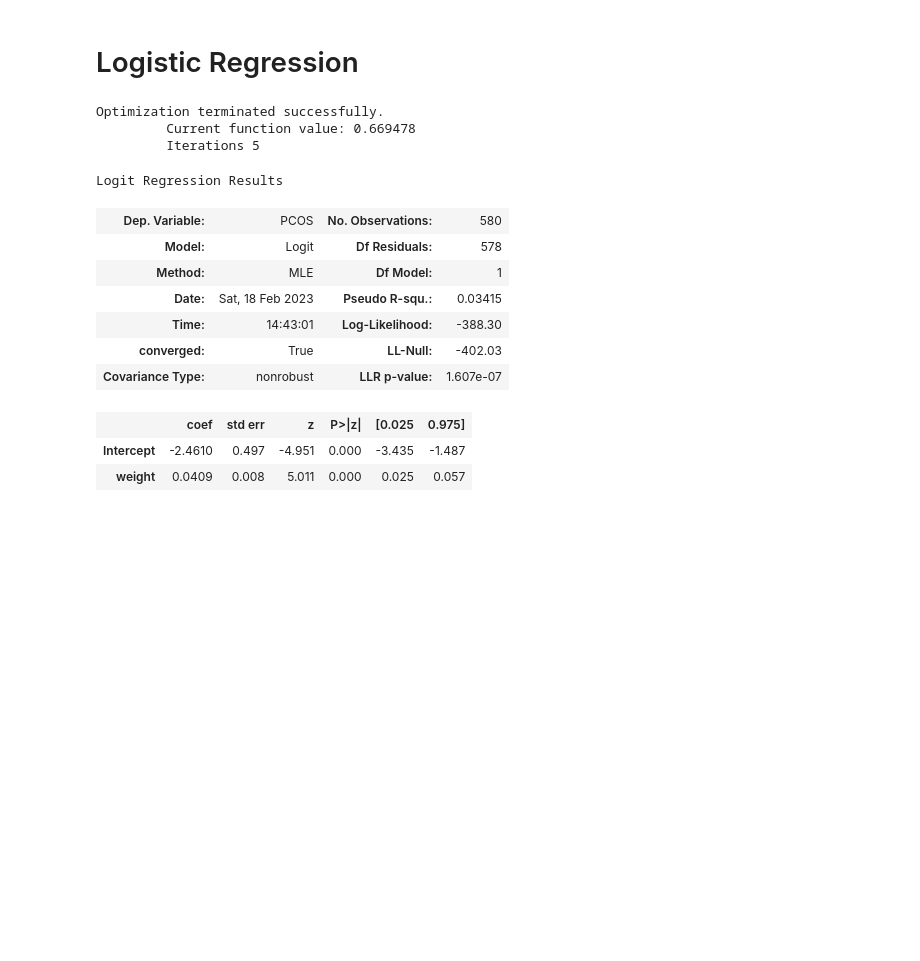
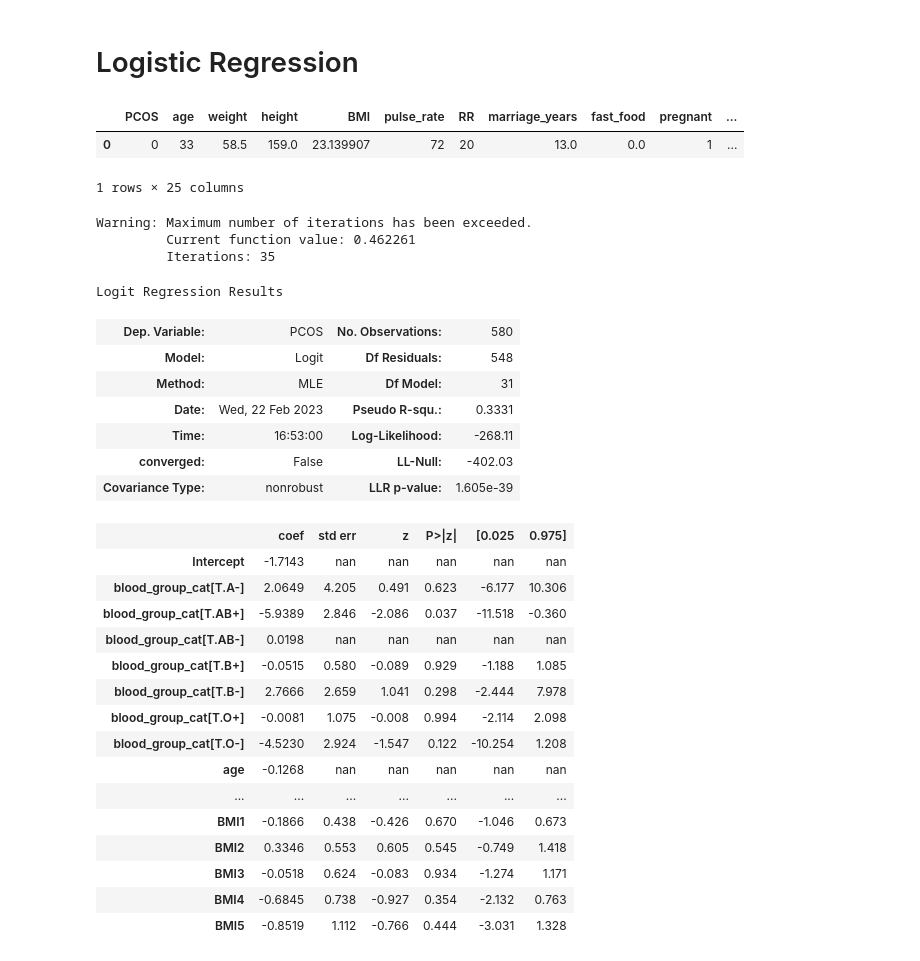
Before and after one commit to ericaez/STAT-303-2-Project, a Jupyter notebook: Project.ipynb, the cells around one changed output. Cells and saved outputs as stored; diff of their text form; code cells hidden in the pictures; blank space fills up the shorter version.

Commit message:
Building model, more EDA

```diff
--- a/Project.ipynb
+++ b/Project.ipynb
@@ -78,7 +116,7 @@ y = pd.DataFrame(y_train_res, columns=["PCOS (Y/N)"])
 # %%
 data = pd.concat([X_train_res, y], axis = 1)
 data = data.reindex(columns=["PCOS (Y/N)", "Age (yrs)", "Weight (Kg)", "Height(Cm)", "BMI", "Pulse rate(bpm)", "RR (breaths/min)", "Marraige Status (Yrs)", 'Fast food (Y/N)', "Pregnant(Y/N)", "No. of aborptions", "H/W Ratio", "Reg.Exercise(Y/N)", "Cycle(R/I)", "hair growth(Y/N)", "Pimples(Y/N)", "Blood Group"])
-data = data.rename(columns={"PCOS (Y/N)":"PCOS", "Age (yrs)":"age", "Weight (Kg)": "weight", "Height(Cm)": "height", "Pulse rate(bpm)": "pulse_rate", "RR (breaths/min)": "RR", "Marraige Status (Yrs)": "marriage_years", 'Fast food (Y/N)': "fast_food", "Pregnant(Y/N)": "pregnant", "No. of aborptions": "number_abortions", "H/W Ratio": "h/w_ratio", "Reg.Exercise(Y/N)": "regular_excercise", "Cycle(R/I)": "cycle", "hair growth(Y/N)": "hair_growth", "Pimples(Y/N)": "pimples"})
+data = data.rename(columns={"PCOS (Y/N)":"PCOS", "Age (yrs)":"age", "Weight (Kg)": "weight", "Height(Cm)": "height", "Pulse rate(bpm)": "pulse_rate", "RR (breaths/min)": "RR", "Marraige Status (Yrs)": "marriage_years", 'Fast food (Y/N)': "fast_food", "Pregnant(Y/N)": "pregnant", "No. of aborptions": "number_abortions", "H/W Ratio": "hw_ratio", "Reg.Exercise(Y/N)": "regular_exercise", "Cycle(R/I)": "cycle", "hair growth(Y/N)": "hair_growth", "Pimples(Y/N)": "pimples"})
 data.head()
 # %% [output]
 |  | PCOS | age | weight | height | BMI | pulse_rate | RR | marriage_years | fast_food | pregnant | ... |
@@ -152,6 +214,6 @@ sns.boxplot(x = 'PCOS', y = 'weight', data = data)
 # %%
 #Binning weight
-binned_weight = pd.qcut(data['weight'], 6, retbins=True)
-data['weight_binned'] = binned_weight[0]
+binned_BMI = pd.qcut(data['BMI'], 6, retbins=True)
+data['BMI_binned'] = binned_BMI[0]
 # %%
 #Finding percentage of people having diabetes in each Age bin
@@ -173,0 +236,13 @@ Text(0.5, 0, 'Weight_bin')
+# %%
+#Creating a function to bin age so that it can be applied to both the test and train datasets
+def var_transform(data1):
+    binned_BMI = pd.qcut(data['BMI'], 6,retbins=True)
+    bins = binned_BMI[1]
+    data1['BMI_binned'] = pd.cut(data1['BMI'],bins = bins)
+    dum = pd.get_dummies(data1.BMI_binned,drop_first = True)
+    dum.columns = ['BMI'+str(x) for x in range(1,len(bins)-1)]
+    data1 = pd.concat([data1,dum], axis = 1)
+    return data1
+# %%
+#Binning age using the function var_transform()
+data = var_transform(data)
@@ -174,20 +454,39 @@ Text(0.5, 0, 'Weight_bin')
 # %% [markdown]
 # Logistic Regression
+# %%
+data.head(1)
+# %% [output]
+|  | PCOS | age | weight | height | BMI | pulse_rate | RR | marriage_years | fast_food | pregnant | ... |
+| 0 | 0 | 33 | 58.5 | 159.0 | 23.139907 | 72 | 20 | 13.0 | 0.0 | 1 | ... |
+1 rows × 25 columns
 # %%
-model1 = smf.logit("PCOS ~ weight", data = data).fit()
+model1 = smf.logit("PCOS ~ age + cycle + marriage_years + fast_food + pregnant + pimples + hair_growth + number_abortions + BMI*pimples + BMI*regular_exercise + blood_group_cat*age + age*hair_growth + " + '+'.join(['BMI'+str(x) for x in range(1,6)]), data = data).fit()
 model1.summary()
 # %% [output]
-Optimization terminated successfully.
-         Current function value: 0.669478
-         Iterations 5
+Warning: Maximum number of iterations has been exceeded.
+         Current function value: 0.462261
+         Iterations: 35
 Logit Regression Results
 | Dep. Variable: | PCOS | No. Observations: | 580 |
-| Model: | Logit | Df Residuals: | 578 |
-| Method: | MLE | Df Model: | 1 |
-| Date: | Sat, 18 Feb 2023 | Pseudo R-squ.: | 0.03415 |
-| Time: | 14:43:01 | Log-Likelihood: | -388.30 |
-| converged: | True | LL-Null: | -402.03 |
-| Covariance Type: | nonrobust | LLR p-value: | 1.607e-07 |
+| Model: | Logit | Df Residuals: | 548 |
+| Method: | MLE | Df Model: | 31 |
+| Date: | Wed, 22 Feb 2023 | Pseudo R-squ.: | 0.3331 |
+| Time: | 16:53:00 | Log-Likelihood: | -268.11 |
+| converged: | False | LL-Null: | -402.03 |
+| Covariance Type: | nonrobust | LLR p-value: | 1.605e-39 |
 |  | coef | std err | z | P>|z| | [0.025 | 0.975] |
-| Intercept | -2.4610 | 0.497 | -4.951 | 0.000 | -3.435 | -1.487 |
-| weight | 0.0409 | 0.008 | 5.011 | 0.000 | 0.025 | 0.057 |
+| Intercept | -1.7143 | nan | nan | nan | nan | nan |
+| blood_group_cat[T.A-] | 2.0649 | 4.205 | 0.491 | 0.623 | -6.177 | 10.306 |
+| blood_group_cat[T.AB+] | -5.9389 | 2.846 | -2.086 | 0.037 | -11.518 | -0.360 |
+| blood_group_cat[T.AB-] | 0.0198 | nan | nan | nan | nan | nan |
+| blood_group_cat[T.B+] | -0.0515 | 0.580 | -0.089 | 0.929 | -1.188 | 1.085 |
+| blood_group_cat[T.B-] | 2.7666 | 2.659 | 1.041 | 0.298 | -2.444 | 7.978 |
+| blood_group_cat[T.O+] | -0.0081 | 1.075 | -0.008 | 0.994 | -2.114 | 2.098 |
+| blood_group_cat[T.O-] | -4.5230 | 2.924 | -1.547 | 0.122 | -10.254 | 1.208 |
+| age | -0.1268 | nan | nan | nan | nan | nan |
+| ... | ... | ... | ... | ... | ... | ... |
+| BMI1 | -0.1866 | 0.438 | -0.426 | 0.670 | -1.046 | 0.673 |
+| BMI2 | 0.3346 | 0.553 | 0.605 | 0.545 | -0.749 | 1.418 |
+| BMI3 | -0.0518 | 0.624 | -0.083 | 0.934 | -1.274 | 1.171 |
+| BMI4 | -0.6845 | 0.738 | -0.927 | 0.354 | -2.132 | 0.763 |
+| BMI5 | -0.8519 | 1.112 | -0.766 | 0.444 | -3.031 | 1.328 |
```
Also changed, not shown: parts of 54 cells of this notebook.
